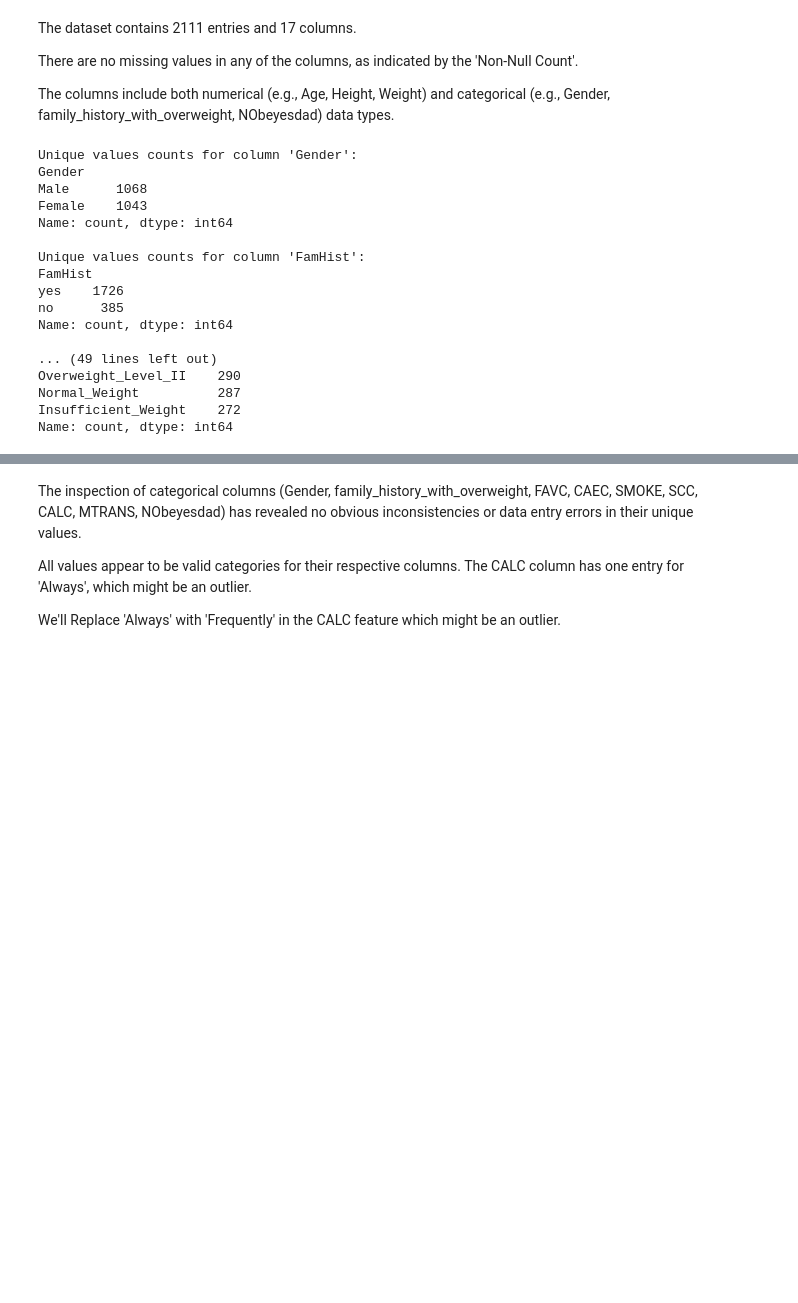
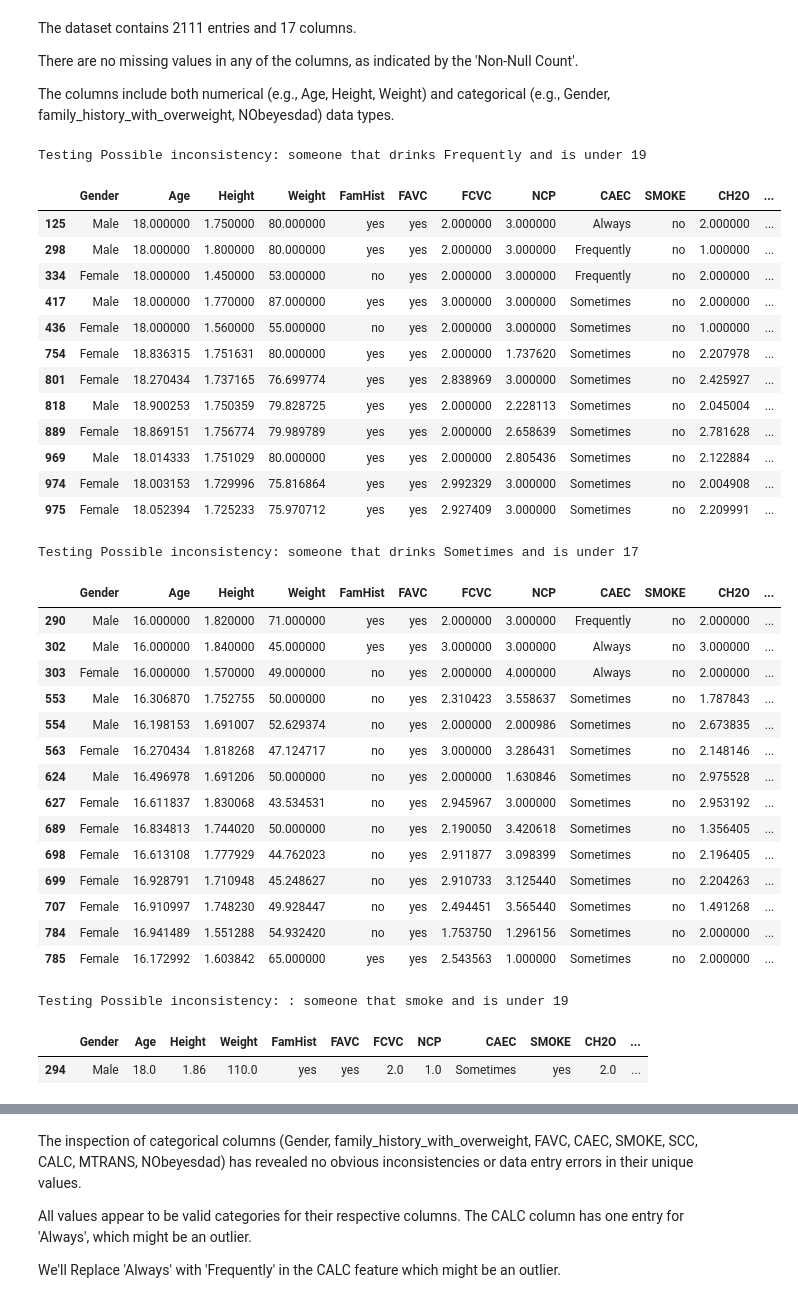
Before and after one commit to MInesGomes/DataScienceObesityLevels, a Jupyter notebook: DSGroup2.ipynb, the cells around one changed output, grey strips where cells are left out. Cells and saved outputs as stored; diff of their text form; code cells hidden in the pictures; blank space fills up the shorter version.

Commit message:
Handling inconsistencies

```diff
--- a/DSGroup2.ipynb
+++ b/DSGroup2.ipynb
@@ -59,26 +59,58 @@ First 5 rows of the dataset:
 # %%
 # Rename the column 'family_history_with_overweight' to 'FamHist' in df to simplify view
 df = df.rename(columns={'family_history_with_overweight': 'FamHist'})
+
+print("\nTesting Possible inconsistency: someone that drinks Frequently and is under 19")
+PossInconsist=df.query("CALC=='Frequently' & Age < 19")
+display(PossInconsist)
+
+
+print("\nTesting Possible inconsistency: someone that drinks Sometimes and is under 17")
+PossInconsist=df.query("CALC=='Sometimes' & Age < 17")
+display(PossInconsist)
+
+print("\nTesting Possible inconsistency: : someone that smoke and is under 19")
+PossInconsist=df.query("SMOKE=='yes' & Age < 19")
+display(PossInconsist)
+
+print("\n Describe numerical variables")
+df.describe().T
 
 # Show counts for categorical features
 for column in df.select_dtypes(include='object').columns:
     print(f"\nUnique values counts for column '{column}':")
     print(df[column].value_counts())
 # %% [output]
-Unique values counts for column 'Gender':
-Gender
-Male      1068
-Female    1043
-Name: count, dtype: int64
-
-Unique values counts for column 'FamHist':
-FamHist
-yes    1726
-no      385
-Name: count, dtype: int64
-
-... (49 lines left out)
-Overweight_Level_II    290
-Normal_Weight          287
-Insufficient_Weight    272
-Name: count, dtype: int64
+Testing Possible inconsistency: someone that drinks Frequently and is under 19
+|  | Gender | Age | Height | Weight | FamHist | FAVC | FCVC | NCP | CAEC | SMOKE | CH2O | ... |
+| 125 | Male | 18.000000 | 1.750000 | 80.000000 | yes | yes | 2.000000 | 3.000000 | Always | no | 2.000000 | ... |
+| 298 | Male | 18.000000 | 1.800000 | 80.000000 | yes | yes | 2.000000 | 3.000000 | Frequently | no | 1.000000 | ... |
+| 334 | Female | 18.000000 | 1.450000 | 53.000000 | no | yes | 2.000000 | 3.000000 | Frequently | no | 2.000000 | ... |
+| 417 | Male | 18.000000 | 1.770000 | 87.000000 | yes | yes | 3.000000 | 3.000000 | Sometimes | no | 2.000000 | ... |
+| 436 | Female | 18.000000 | 1.560000 | 55.000000 | no | yes | 2.000000 | 3.000000 | Sometimes | no | 1.000000 | ... |
+| 754 | Female | 18.836315 | 1.751631 | 80.000000 | yes | yes | 2.000000 | 1.737620 | Sometimes | no | 2.207978 | ... |
+| 801 | Female | 18.270434 | 1.737165 | 76.699774 | yes | yes | 2.838969 | 3.000000 | Sometimes | no | 2.425927 | ... |
+| 818 | Male | 18.900253 | 1.750359 | 79.828725 | yes | yes | 2.000000 | 2.228113 | Sometimes | no | 2.045004 | ... |
+| 889 | Female | 18.869151 | 1.756774 | 79.989789 | yes | yes | 2.000000 | 2.658639 | Sometimes | no | 2.781628 | ... |
+| 969 | Male | 18.014333 | 1.751029 | 80.000000 | yes | yes | 2.000000 | 2.805436 | Sometimes | no | 2.122884 | ... |
+| 974 | Female | 18.003153 | 1.729996 | 75.816864 | yes | yes | 2.992329 | 3.000000 | Sometimes | no | 2.004908 | ... |
+| 975 | Female | 18.052394 | 1.725233 | 75.970712 | yes | yes | 2.927409 | 3.000000 | Sometimes | no | 2.209991 | ... |
+Testing Possible inconsistency: someone that drinks Sometimes and is under 17
+|  | Gender | Age | Height | Weight | FamHist | FAVC | FCVC | NCP | CAEC | SMOKE | CH2O | ... |
+| 290 | Male | 16.000000 | 1.820000 | 71.000000 | yes | yes | 2.000000 | 3.000000 | Frequently | no | 2.000000 | ... |
+| 302 | Male | 16.000000 | 1.840000 | 45.000000 | yes | yes | 3.000000 | 3.000000 | Always | no | 3.000000 | ... |
+| 303 | Female | 16.000000 | 1.570000 | 49.000000 | no | yes | 2.000000 | 4.000000 | Always | no | 2.000000 | ... |
+| 553 | Male | 16.306870 | 1.752755 | 50.000000 | no | yes | 2.310423 | 3.558637 | Sometimes | no | 1.787843 | ... |
+| 554 | Male | 16.198153 | 1.691007 | 52.629374 | no | yes | 2.000000 | 2.000986 | Sometimes | no | 2.673835 | ... |
+| 563 | Female | 16.270434 | 1.818268 | 47.124717 | no | yes | 3.000000 | 3.286431 | Sometimes | no | 2.148146 | ... |
+| 624 | Male | 16.496978 | 1.691206 | 50.000000 | no | yes | 2.000000 | 1.630846 | Sometimes | no | 2.975528 | ... |
+| 627 | Female | 16.611837 | 1.830068 | 43.534531 | no | yes | 2.945967 | 3.000000 | Sometimes | no | 2.953192 | ... |
+| 689 | Female | 16.834813 | 1.744020 | 50.000000 | no | yes | 2.190050 | 3.420618 | Sometimes | no | 1.356405 | ... |
+| 698 | Female | 16.613108 | 1.777929 | 44.762023 | no | yes | 2.911877 | 3.098399 | Sometimes | no | 2.196405 | ... |
+| 699 | Female | 16.928791 | 1.710948 | 45.248627 | no | yes | 2.910733 | 3.125440 | Sometimes | no | 2.204263 | ... |
+| 707 | Female | 16.910997 | 1.748230 | 49.928447 | no | yes | 2.494451 | 3.565440 | Sometimes | no | 1.491268 | ... |
+| 784 | Female | 16.941489 | 1.551288 | 54.932420 | no | yes | 1.753750 | 1.296156 | Sometimes | no | 2.000000 | ... |
+| 785 | Female | 16.172992 | 1.603842 | 65.000000 | yes | yes | 2.543563 | 1.000000 | Sometimes | no | 2.000000 | ... |
+Testing Possible inconsistency: : someone that smoke and is under 19
+|  | Gender | Age | Height | Weight | FamHist | FAVC | FCVC | NCP | CAEC | SMOKE | CH2O | ... |
+| 294 | Male | 18.0 | 1.86 | 110.0 | yes | yes | 2.0 | 1.0 | Sometimes | yes | 2.0 | ... |
```
Also changed, not shown: parts of 4 cells of this notebook.
